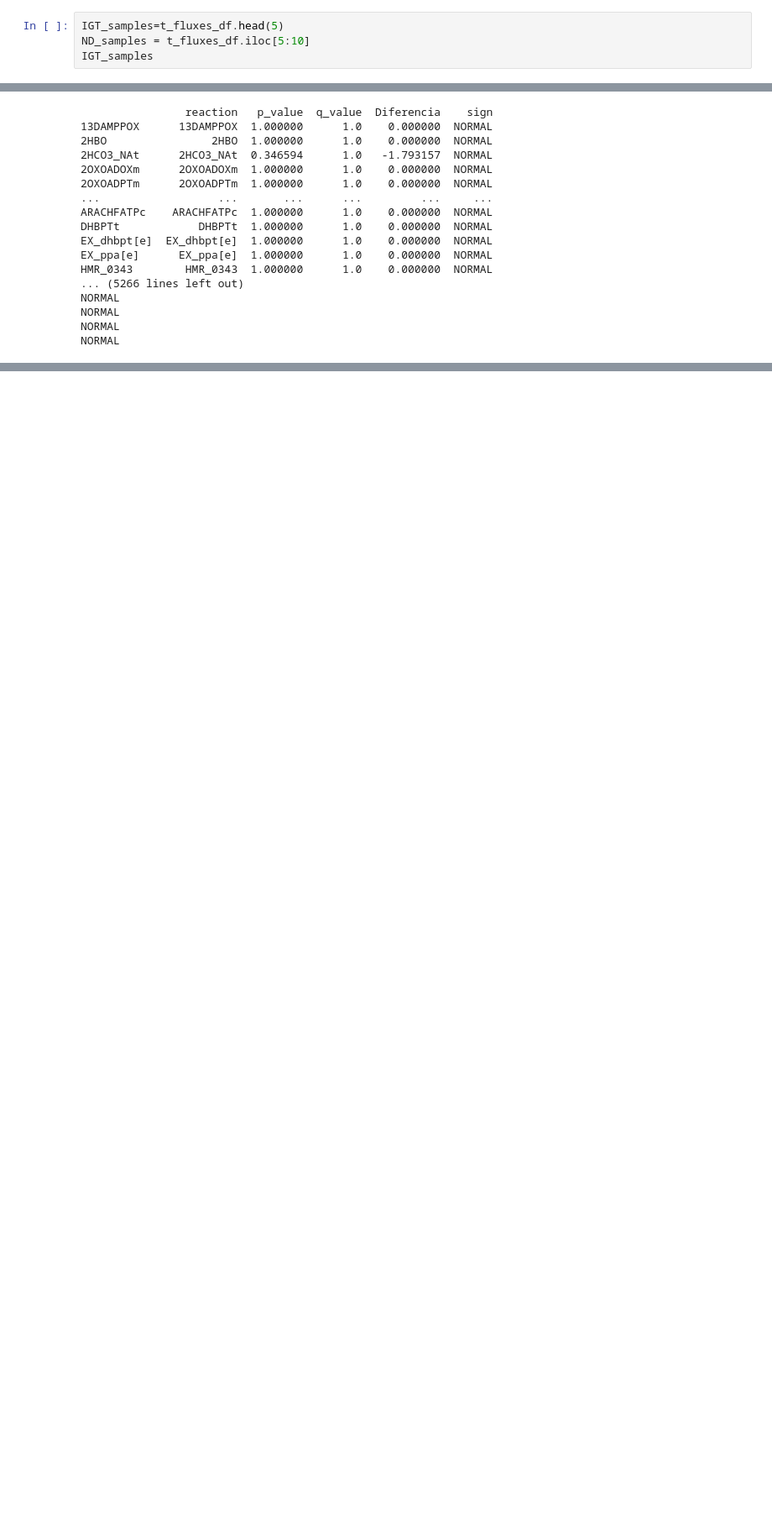
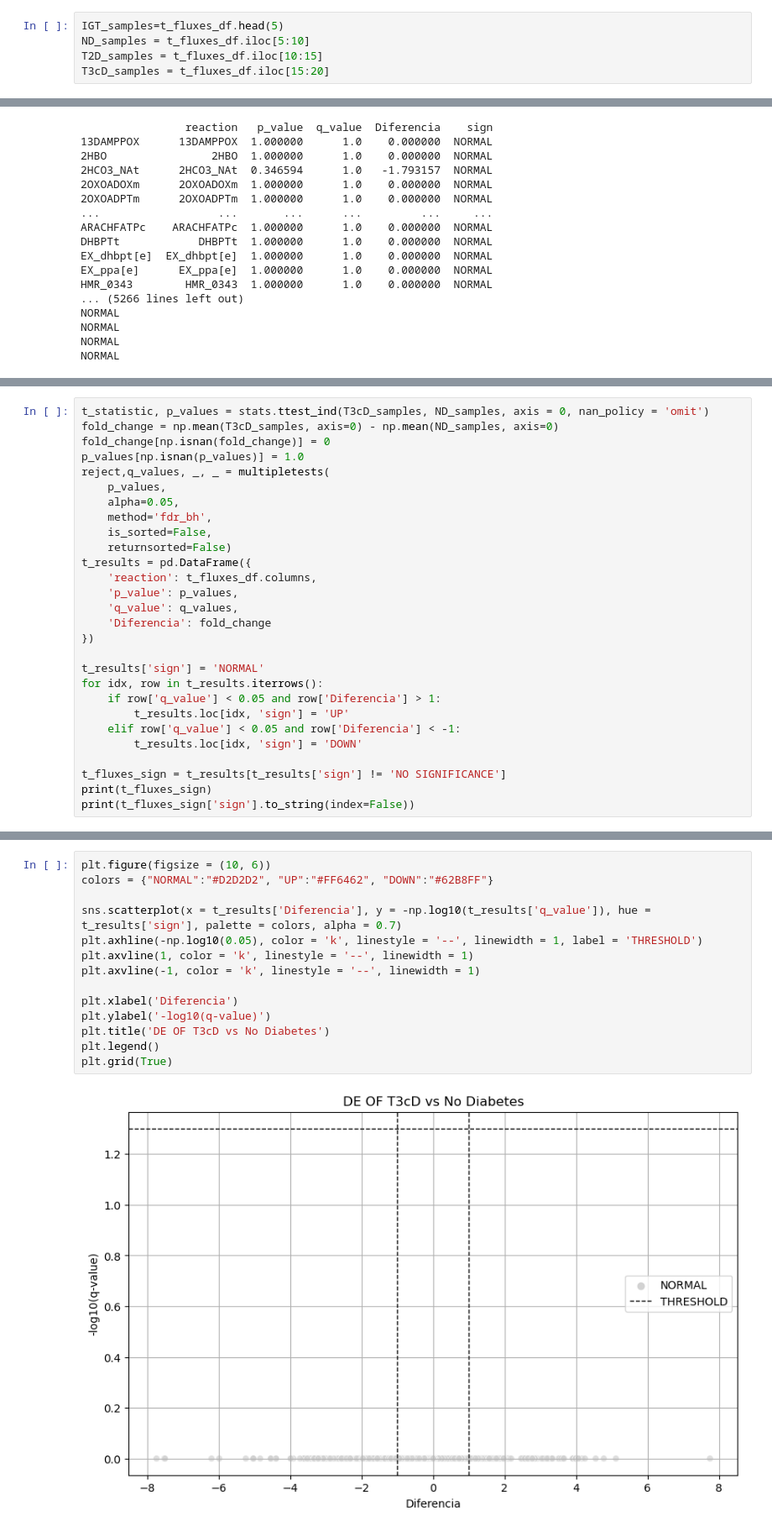
Before and after one commit to NoeGrageraJimenez/TFG, a Jupyter notebook: Islets study/Comprobació amb Codi Clau.ipynb, the cells around one changed output, grey strips where cells are left out. Shown at 84% size. Cells and saved outputs as stored; diff of their text form; blank space fills up the shorter version.

```diff
--- a/Islets study/Comprobació amb Codi Clau.ipynb
+++ b/Islets study/Comprobació amb Codi Clau.ipynb
@@ -154,4 +153,5 @@ import seaborn as sns
 # %%
 IGT_samples=t_fluxes_df.head(5)
 ND_samples = t_fluxes_df.iloc[5:10]
-IGT_samples
+T2D_samples = t_fluxes_df.iloc[10:15]
+T3cD_samples = t_fluxes_df.iloc[15:20]
@@ -229,0 +286,28 @@ plt.grid(True)
+# %%
+t_statistic, p_values = stats.ttest_ind(T3cD_samples, ND_samples, axis = 0, nan_policy = 'omit')
+fold_change = np.mean(T3cD_samples, axis=0) - np.mean(ND_samples, axis=0)
+fold_change[np.isnan(fold_change)] = 0
+p_values[np.isnan(p_values)] = 1.0
+reject,q_values, _, _ = multipletests(
+    p_values,
+    alpha=0.05,
+    method='fdr_bh',
+    is_sorted=False,
+    returnsorted=False)
+t_results = pd.DataFrame({
+    'reaction': t_fluxes_df.columns,
+    'p_value': p_values,
+    'q_value': q_values,
+    'Diferencia': fold_change
+})
+
+t_results['sign'] = 'NORMAL'
+for idx, row in t_results.iterrows():
+    if row['q_value'] < 0.05 and row['Diferencia'] > 1:
+        t_results.loc[idx, 'sign'] = 'UP'
+    elif row['q_value'] < 0.05 and row['Diferencia'] < -1:
+        t_results.loc[idx, 'sign'] = 'DOWN'
+
+t_fluxes_sign = t_results[t_results['sign'] != 'NO SIGNIFICANCE']
+print(t_fluxes_sign)
+print(t_fluxes_sign['sign'].to_string(index=False))
@@ -229,0 +332,16 @@ plt.grid(True)
+# %%
+plt.figure(figsize = (10, 6))
+colors = {"NORMAL":"#D2D2D2", "UP":"#FF6462", "DOWN":"#62B8FF"}
+
+sns.scatterplot(x = t_results['Diferencia'], y = -np.log10(t_results['q_value']), hue = t_results['sign'], palette = colors, alpha = 0.7)
+plt.axhline(-np.log10(0.05), color = 'k', linestyle = '--', linewidth = 1, label = 'THRESHOLD')
+plt.axvline(1, color = 'k', linestyle = '--', linewidth = 1)
+plt.axvline(-1, color = 'k', linestyle = '--', linewidth = 1)
+
+plt.xlabel('Diferencia')
+plt.ylabel('-log10(q-value)')
+plt.title('DE OF T3cD vs No Diabetes')
+plt.legend()
+plt.grid(True)
+# %% [output]
+[figure, added]
```
Also changed, not shown: parts of 7 cells of this notebook.
